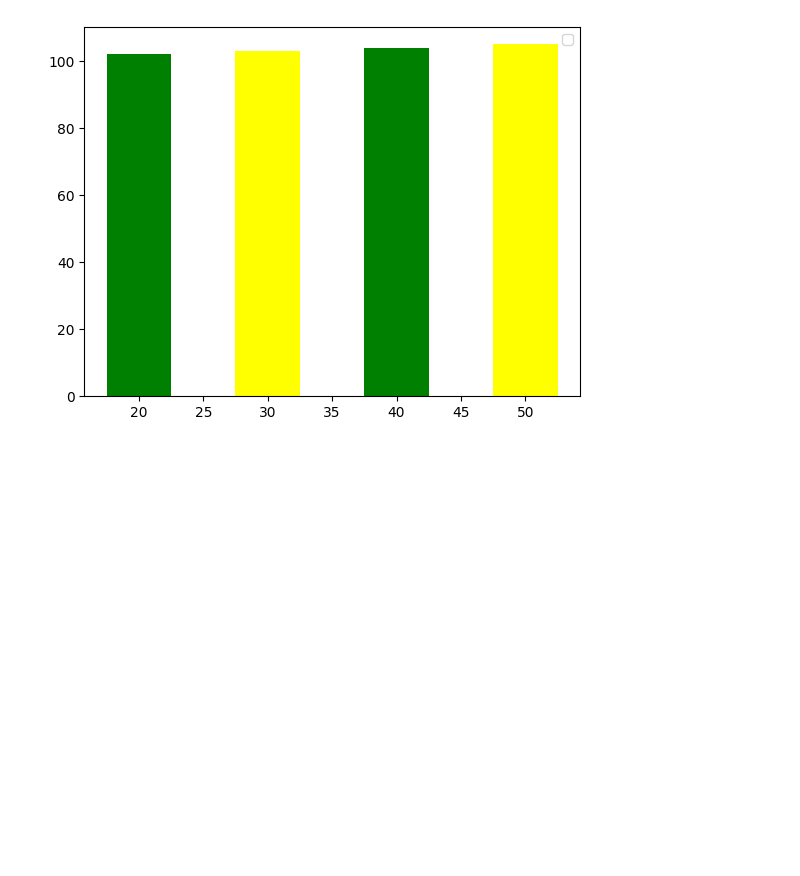
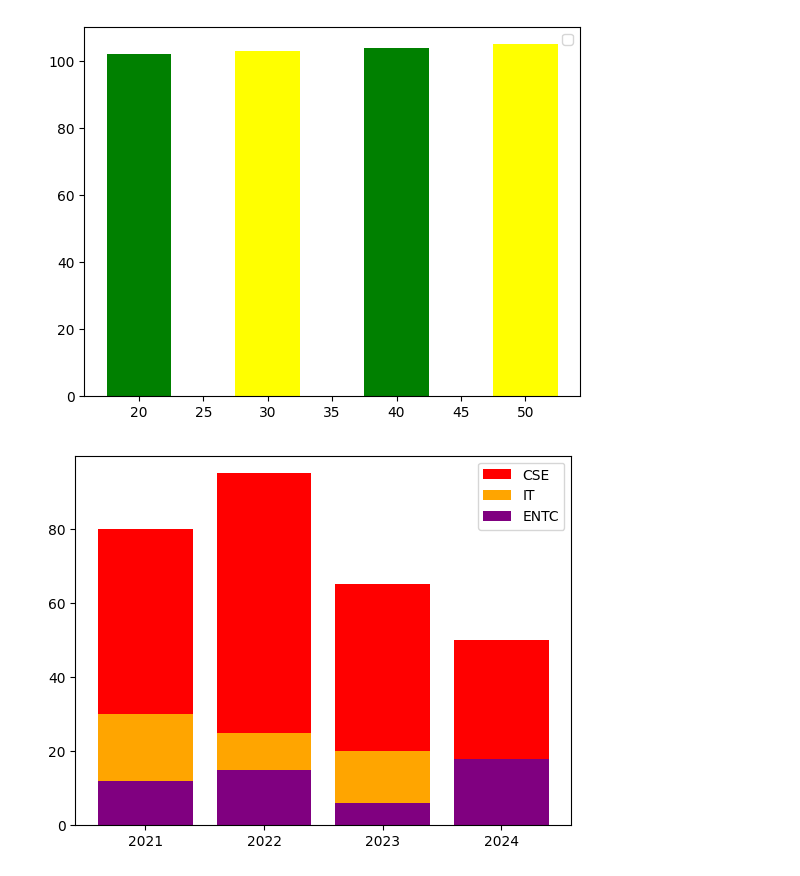
Before and after one commit to harshalkharabe/Python, a Jupyter notebook: PYTHON_FOR_DATA_SCIENCE/Matplotlib/bar_plot.ipynb, the cells around one changed output. Cells and saved outputs as stored; diff of their text form; code cells hidden in the pictures; blank space fills up the shorter version.

Commit message:
Bar Plot in MLT

```diff
--- a/PYTHON_FOR_DATA_SCIENCE/Matplotlib/bar_plot.ipynb
+++ b/PYTHON_FOR_DATA_SCIENCE/Matplotlib/bar_plot.ipynb
@@ -59,3 +59,22 @@ plt.show()
 # %% [output]
 No artists with labels found to put in legend.  Note that artists whose label start with an underscore are ignored when legend() is called with no argument.
 [figure]
+# %%
+# stack bar
+import matplotlib.pyplot as plt
+import numpy as np
+import pandas as pd
+year = ["2021","2022","2023","2024"]
+placements = [150,175,125,100]
+cse = [80,95,65,50]
+it = [30,25,20,15]
+entc = [12,15,6,18]
+entc_start = [cse[i]+it[i] for i in range(len(year))]
+
+plt.bar(year,cse,color='red',label="CSE")
+plt.bar(year,it,color='orange',label="IT")
+plt.bar(year,entc,color='purple',label="ENTC")
+plt.legend()
+plt.show()
+# %% [output]
+[figure, added]
```
